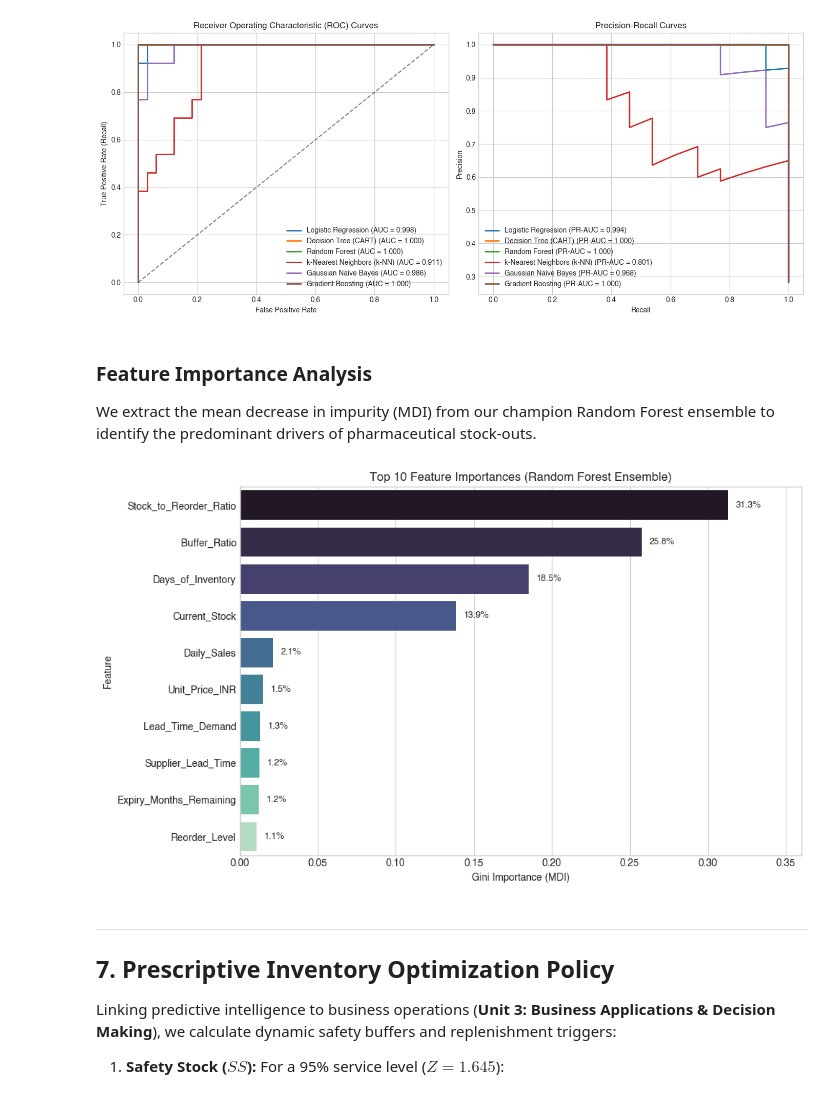
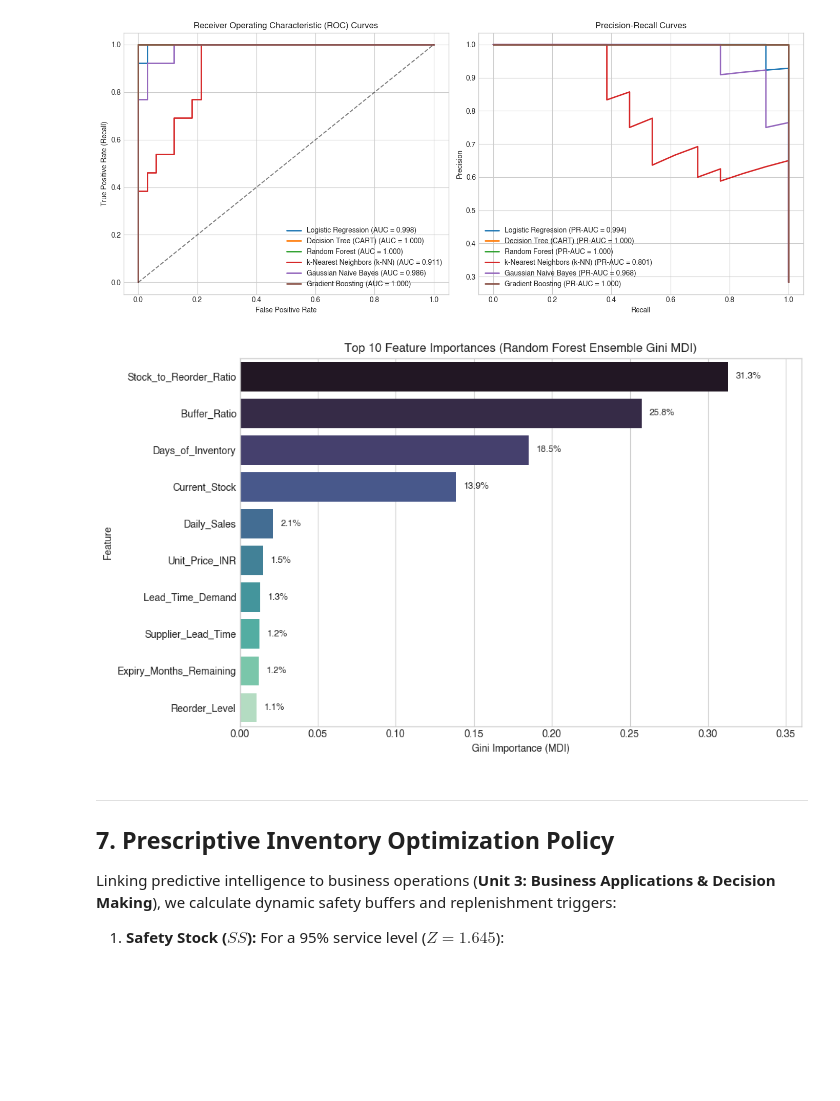
Before and after one commit to mouniksai/pharmacy-stockout-prediction, a Jupyter notebook: analysis.ipynb, the cells around one changed output. Cells and saved outputs as stored; diff of their text form; code cells hidden in the pictures; blank space fills up the shorter version.

```diff
--- a/analysis.ipynb
+++ b/analysis.ipynb
@@ -452,32 +457,30 @@ plt.tight_layout()
 plt.show()
 # %% [output]
 [figure]
-# %% [markdown]
-### Feature Importance Analysis
-We extract the mean decrease in impurity (MDI) from our champion Random Forest ensemble to identify the predominant drivers of pharmaceutical stock-outs.
 # %%
+# Feature Importance Analysis
 rf_model = trained_pipelines['Random Forest'].named_steps['classifier']
 preproc = trained_pipelines['Random Forest'].named_steps['preprocessor']
 encoded_cat_names = preproc.named_transformers_['cat'].get_feature_names_out(cat_features)
 all_feature_names = num_features + list(encoded_cat_names)
 
 rf_importances = rf_model.feature_importances_
 df_feat_imp = pd.DataFrame({
     'Feature': all_feature_names,
     'Importance': rf_importances
 }).sort_values('Importance', ascending=False)
 
 plt.figure(figsize=(10, 6))
 sns.barplot(data=df_feat_imp.head(10), x='Importance', y='Feature', palette='mako', hue='Feature', legend=False)
-plt.title('Top 10 Feature Importances (Random Forest Ensemble)', fontsize=12, fontweight='bold')
+plt.title('Top 10 Feature Importances (Random Forest Ensemble Gini MDI)', fontsize=12, fontweight='bold')
 plt.xlabel('Gini Importance (MDI)')
 for i, v in enumerate(df_feat_imp.head(10)['Importance']):
     plt.text(v + 0.005, i, f"{v*100:.1f}%", va='center', fontsize=9, fontweight='bold')
 plt.xlim(0, max(df_feat_imp['Importance']) * 1.15)
 plt.tight_layout()
 plt.show()
 # %% [output]
-[figure, old version]
+[figure, new version]
 # %% [markdown]
 ---
 ## 7. Prescriptive Inventory Optimization Policy
```
Also changed, not shown: parts of 17 cells of this notebook, 7 other files.
